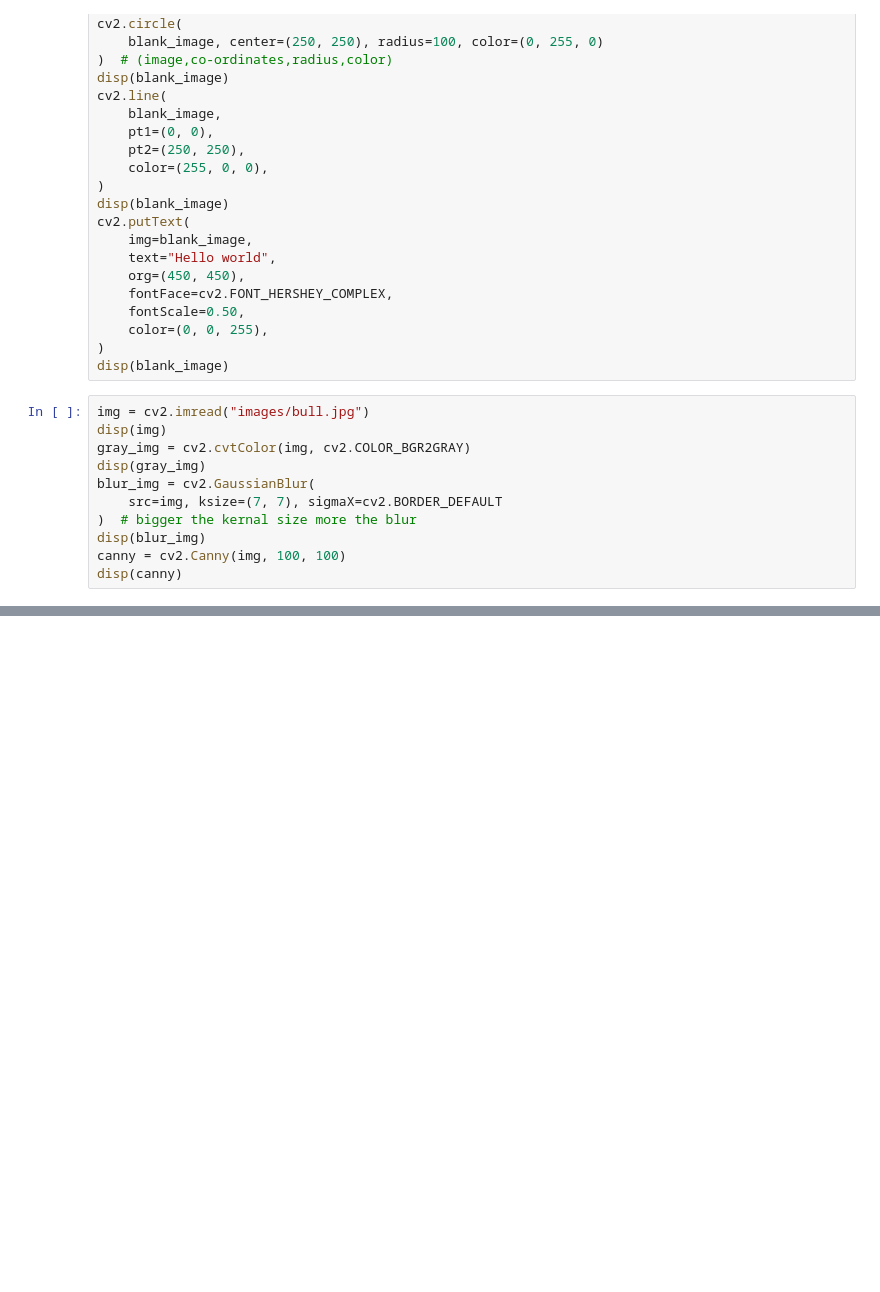
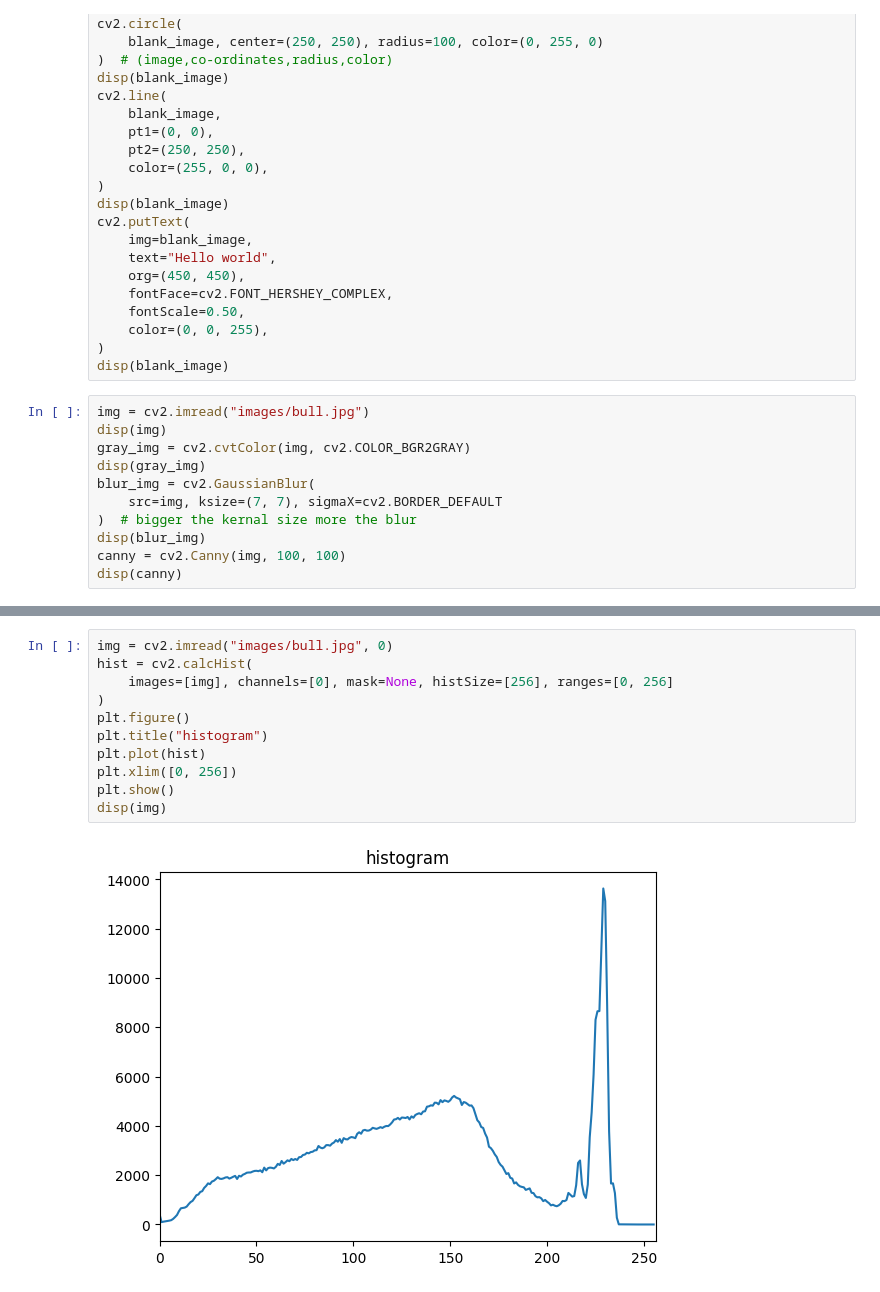
Before and after one commit to AbhijeetJ-512/image-processing, a Jupyter notebook: pratice/openncv.ipynb, the cells around one changed output, grey strips where cells are left out. Drawn from its saved outputs; the diff is of its cells as text; blank space fills up the shorter version.

Commit message:
translation and roation matrix with hist

```diff
--- a/pratice/openncv.ipynb
+++ b/pratice/openncv.ipynb
@@ -62,0 +86,13 @@ disp(translated)
+# %%
+img = cv2.imread("images/bull.jpg", 0)
+hist = cv2.calcHist(
+    images=[img], channels=[0], mask=None, histSize=[256], ranges=[0, 256]
+)
+plt.figure()
+plt.title("histogram")
+plt.plot(hist)
+plt.xlim([0, 256])
+plt.show()
+disp(img)
+# %% [output]
+[figure, added]
```
Also changed, not shown: parts of 6 cells of this notebook.
